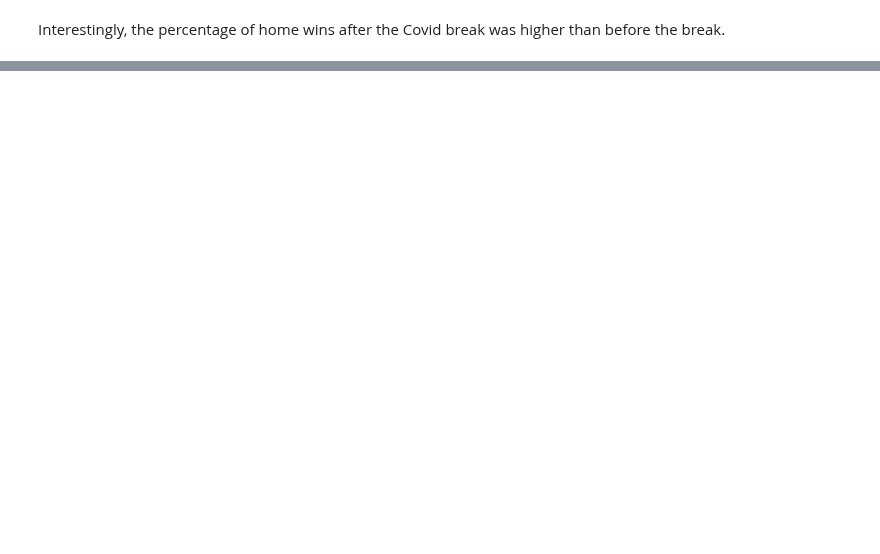
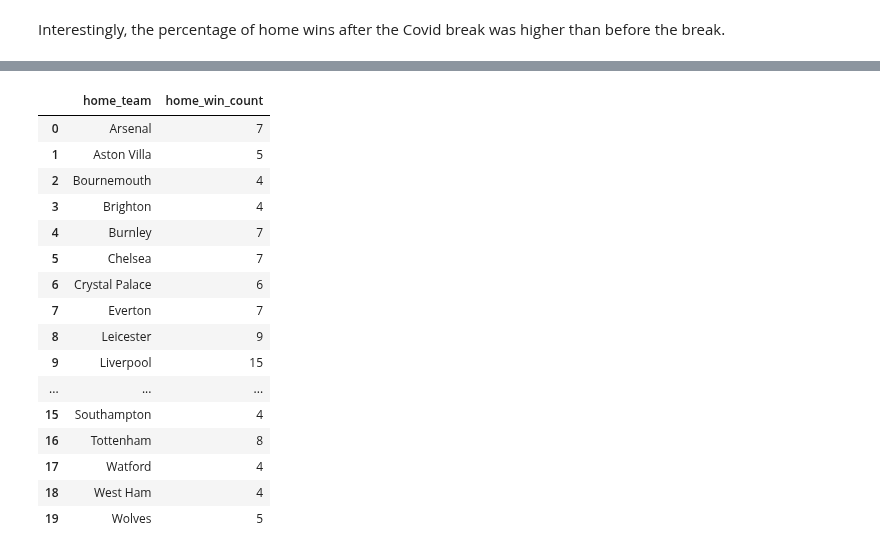
Before and after one commit to CharlesPeterMcCarthy/english-premier-league-2019-2020-statistical-analysis, a Jupyter notebook: epl-2019-2020.ipynb, the cells around one changed output, grey strips where cells are left out. Drawn from its saved outputs; the diff is of its cells as text; code cells hidden in the pictures; blank space fills up the shorter version.

```diff
--- a/epl-2019-2020.ipynb
+++ b/epl-2019-2020.ipynb
@@ -1446,0 +1497,20 @@ post_covid_away_win_percentage
+# %%
+pre_covid_home_win_counts
+# %% [output]
+|  | home_team | home_win_count |
+| 0 | Arsenal | 7 |
+| 1 | Aston Villa | 5 |
+| 2 | Bournemouth | 4 |
+| 3 | Brighton | 4 |
+| 4 | Burnley | 7 |
+| 5 | Chelsea | 7 |
+| 6 | Crystal Palace | 6 |
+| 7 | Everton | 7 |
+| 8 | Leicester | 9 |
+| 9 | Liverpool | 15 |
+| ... | ... | ... |
+| 15 | Southampton | 4 |
+| 16 | Tottenham | 8 |
+| 17 | Watford | 4 |
+| 18 | West Ham | 4 |
+| 19 | Wolves | 5 |
```
Also changed, not shown: parts of 39 cells of this notebook.
